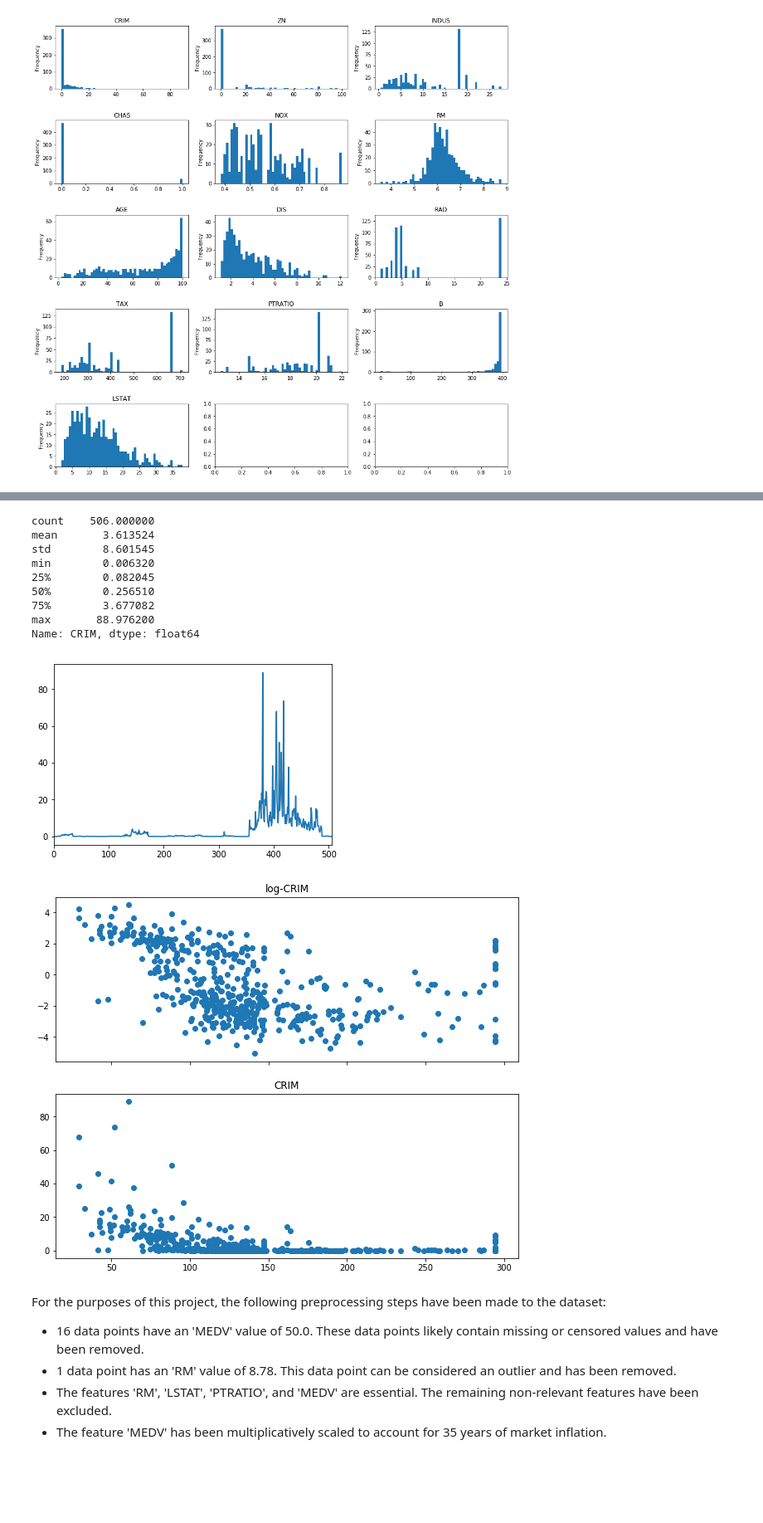
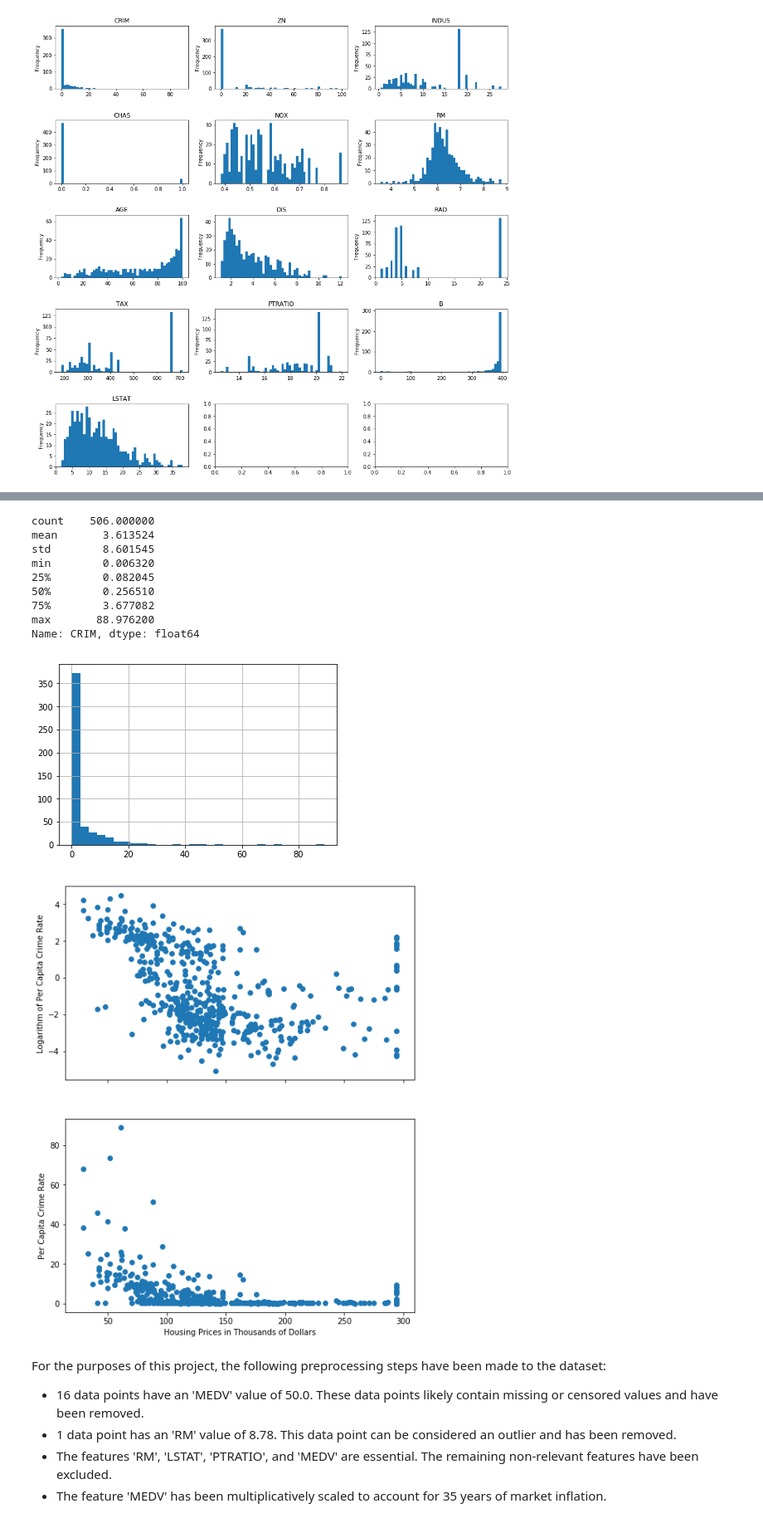
Before and after one commit to Tashwini12/Boston-Housing, a Jupyter notebook: boston_housing.ipynb, the cells around one changed output, grey strips where cells are left out. Shown at 83% size. Cells and saved outputs as stored; diff of their text form; code cells hidden in the pictures; blank space fills up the shorter version.

```diff
--- a/boston_housing.ipynb
+++ b/boston_housing.ipynb
@@ -193,5 +257,5 @@ Not so with 'DIS' (weight distance to 5 Boston employment centers). It looks to
 # %%
-features['CRIM'].plot(); features['CRIM'].describe()
+features['CRIM'].hist(bins=30); features['CRIM'].describe()
 # %% [output]
 count    506.000000
 mean       3.613524
@@ -202,20 +266,23 @@ min        0.006320
 75%        3.677082
 max       88.976200
 Name: CRIM, dtype: float64
-[figure, old version]
+[figure, new version]
 # %%
 logcrim = np.log(features['CRIM'])
 # %%
-plt.figure(figsize=(10,8))
+plt.figure(figsize=(8,10))
 ax1 = plt.subplot(211)
-ax1.set_title('log-CRIM')
+#ax1.set_title('log-CRIM')
+plt.ylabel('Logarithm of Per Capita Crime Rate')
 plt.scatter(prices, logcrim)
 ax2 = plt.subplot(212, sharex=ax1)
-ax2.set_title('CRIM')
+#ax2.set_title('CRIM')
+plt.ylabel('Per Capita Crime Rate')
+plt.xlabel('Housing Prices in Thousands of Dollars')
 plt.scatter(prices, features['CRIM']);
 plt.setp(ax1.get_xticklabels(), visible=False);
 # %% [output]
-[figure, old version]
+[figure, new version]
 # %% [markdown]
 For the purposes of this project, the following preprocessing steps have been made to the dataset:
 
```
Also changed, not shown: parts of 10 cells of this notebook.
